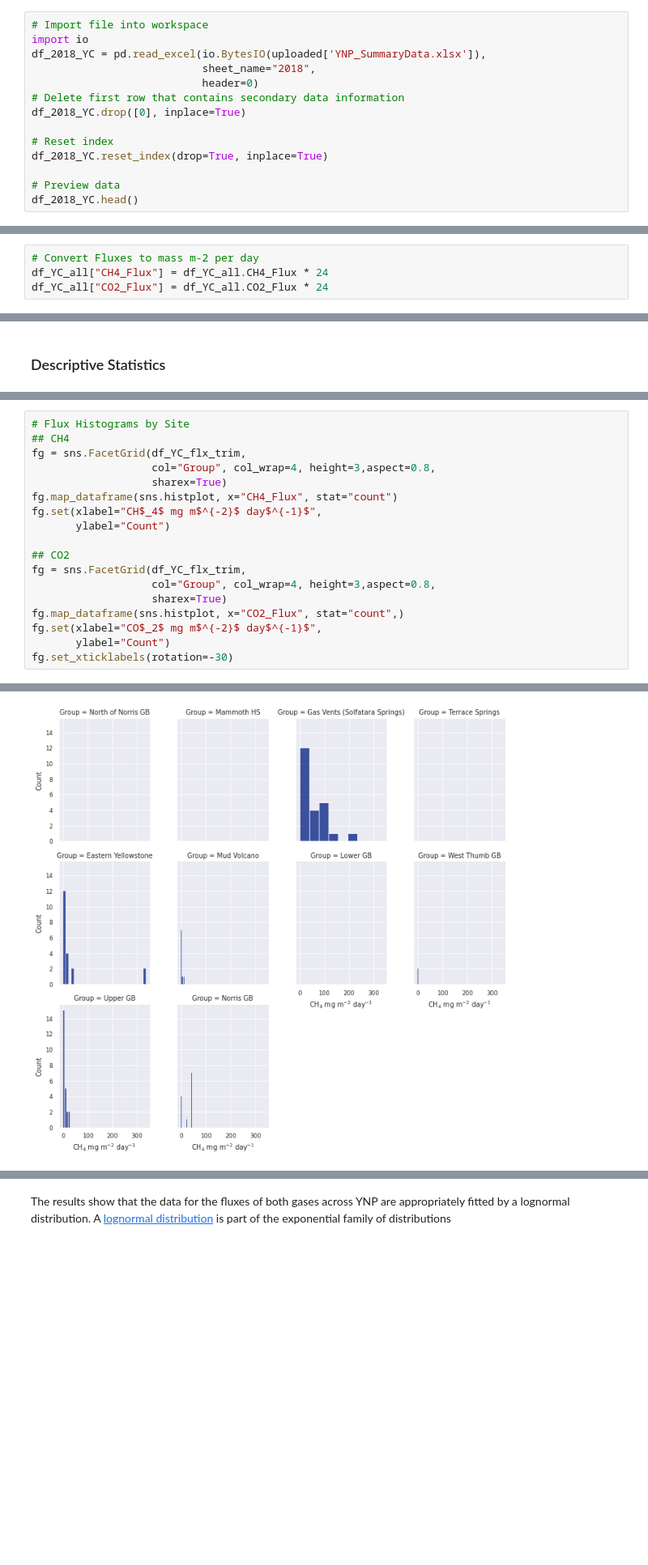
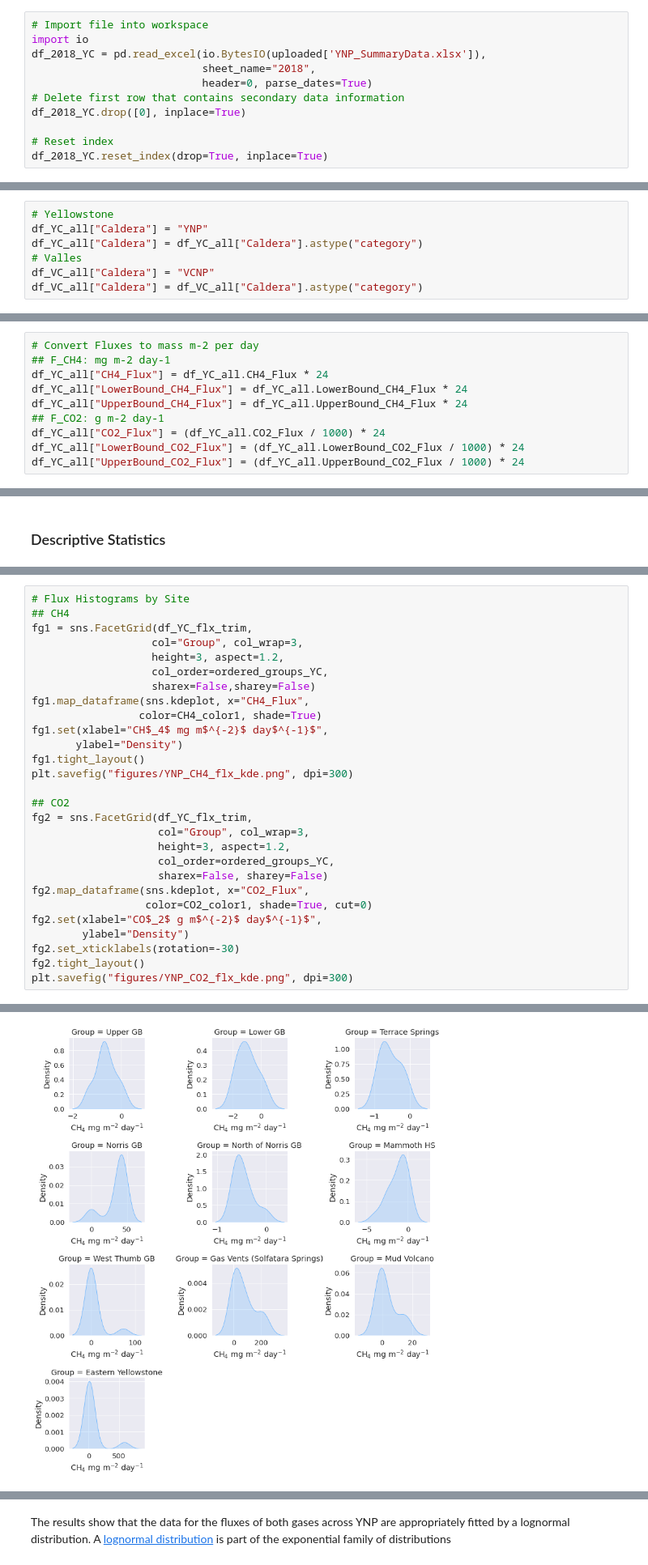
Before and after one commit to 907Resident/caldera-gases, a Jupyter notebook: site_differentation.ipynb, the cells around one changed output, grey strips where cells are left out. Shown at 81% size. Drawn from its saved outputs; the diff is of its cells as text; blank space fills up the shorter version.

```diff
--- a/site_differentation.ipynb
+++ b/site_differentation.ipynb
@@ -32,12 +33,9 @@ Saving YNP_SummaryData.xlsx to YNP_SummaryData.xlsx
 import io
 df_2018_YC = pd.read_excel(io.BytesIO(uploaded['YNP_SummaryData.xlsx']),
                            sheet_name="2018",
-                           header=0)
+                           header=0, parse_dates=True)
 # Delete first row that contains secondary data information
 df_2018_YC.drop([0], inplace=True)
 
 # Reset index
 df_2018_YC.reset_index(drop=True, inplace=True)
-
-# Preview data
-df_2018_YC.head()
@@ -185,0 +209,7 @@ NameError: ignored
+# %%
+# Yellowstone
+df_YC_all["Caldera"] = "YNP"
+df_YC_all["Caldera"] = df_YC_all["Caldera"].astype("category")
+# Valles
+df_VC_all["Caldera"] = "VCNP"
+df_VC_all["Caldera"] = df_VC_all["Caldera"].astype("category")
@@ -186,4 +218,10 @@ NameError: ignored
 # %%
 # Convert Fluxes to mass m-2 per day
+## F_CH4: mg m-2 day-1
 df_YC_all["CH4_Flux"] = df_YC_all.CH4_Flux * 24
-df_YC_all["CO2_Flux"] = df_YC_all.CO2_Flux * 24
+df_YC_all["LowerBound_CH4_Flux"] = df_YC_all.LowerBound_CH4_Flux * 24
+df_YC_all["UpperBound_CH4_Flux"] = df_YC_all.UpperBound_CH4_Flux * 24
+## F_CO2: g m-2 day-1
+df_YC_all["CO2_Flux"] = (df_YC_all.CO2_Flux / 1000) * 24
+df_YC_all["LowerBound_CO2_Flux"] = (df_YC_all.LowerBound_CO2_Flux / 1000) * 24
+df_YC_all["UpperBound_CO2_Flux"] = (df_YC_all.UpperBound_CO2_Flux / 1000) * 24
@@ -335,19 +574,29 @@ plt.show()
 # %%
 # Flux Histograms by Site
 ## CH4
-fg = sns.FacetGrid(df_YC_flx_trim,
-                   col="Group", col_wrap=4, height=3,aspect=0.8,
-                   sharex=True)
-fg.map_dataframe(sns.histplot, x="CH4_Flux", stat="count")
-fg.set(xlabel="CH$_4$ mg m$^{-2}$ day$^{-1}$",
-       ylabel="Count")
+fg1 = sns.FacetGrid(df_YC_flx_trim,
+                   col="Group", col_wrap=3,
+                   height=3, aspect=1.2,
+                   col_order=ordered_groups_YC,
+                   sharex=False,sharey=False)
+fg1.map_dataframe(sns.kdeplot, x="CH4_Flux",
+                 color=CH4_color1, shade=True)
+fg1.set(xlabel="CH$_4$ mg m$^{-2}$ day$^{-1}$",
+       ylabel="Density")
+fg1.tight_layout()
+plt.savefig("figures/YNP_CH4_flx_kde.png", dpi=300)
 
 ## CO2
-fg = sns.FacetGrid(df_YC_flx_trim,
-                   col="Group", col_wrap=4, height=3,aspect=0.8,
-                   sharex=True)
-fg.map_dataframe(sns.histplot, x="CO2_Flux", stat="count",)
-fg.set(xlabel="CO$_2$ mg m$^{-2}$ day$^{-1}$",
-       ylabel="Count")
-fg.set_xticklabels(rotation=-30)
+fg2 = sns.FacetGrid(df_YC_flx_trim,
+                    col="Group", col_wrap=3,
+                    height=3, aspect=1.2,
+                    col_order=ordered_groups_YC,
+                    sharex=False, sharey=False)
+fg2.map_dataframe(sns.kdeplot, x="CO2_Flux",
+                  color=CO2_color1, shade=True, cut=0)
+fg2.set(xlabel="CO$_2$ g m$^{-2}$ day$^{-1}$",
+        ylabel="Density")
+fg2.set_xticklabels(rotation=-30)
+fg2.tight_layout()
+plt.savefig("figures/YNP_CO2_flx_kde.png", dpi=300)
 # %% [output]
@@ -355 +603 @@ fg.set_xticklabels(rotation=-30)
-[figure, old version]
+[figure, new version]
```
Also changed, not shown: parts of 122 cells of this notebook.
